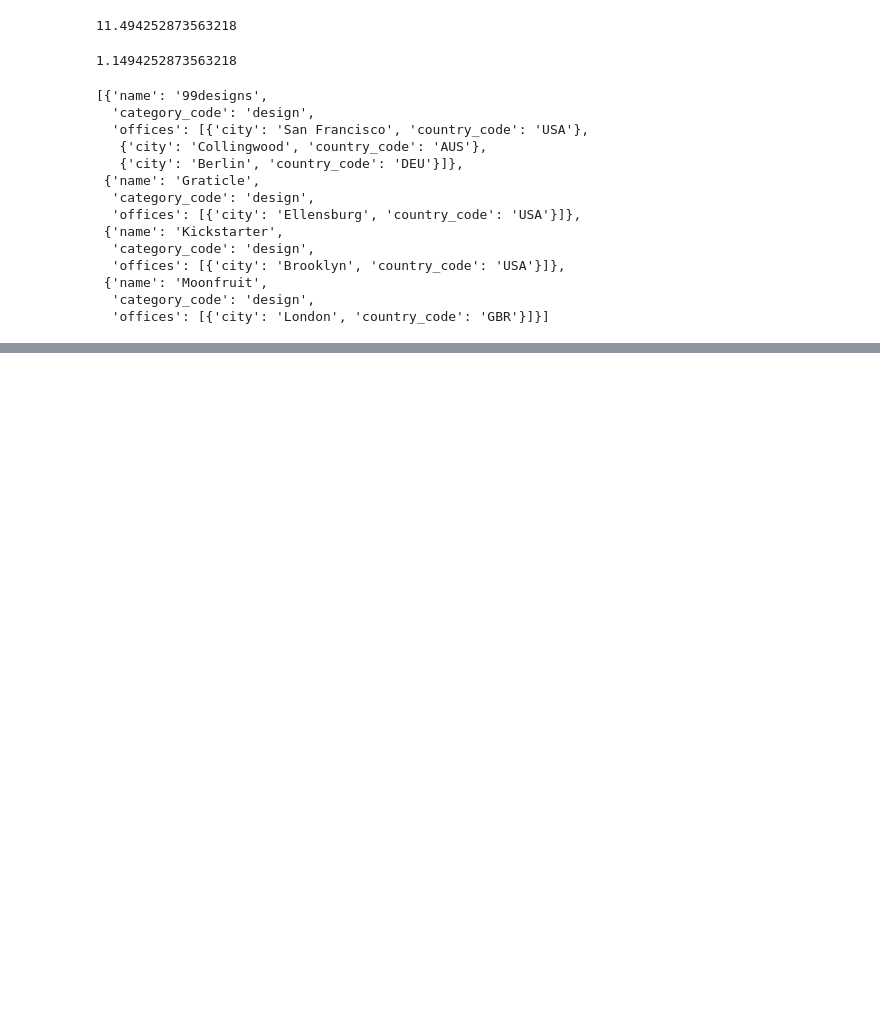
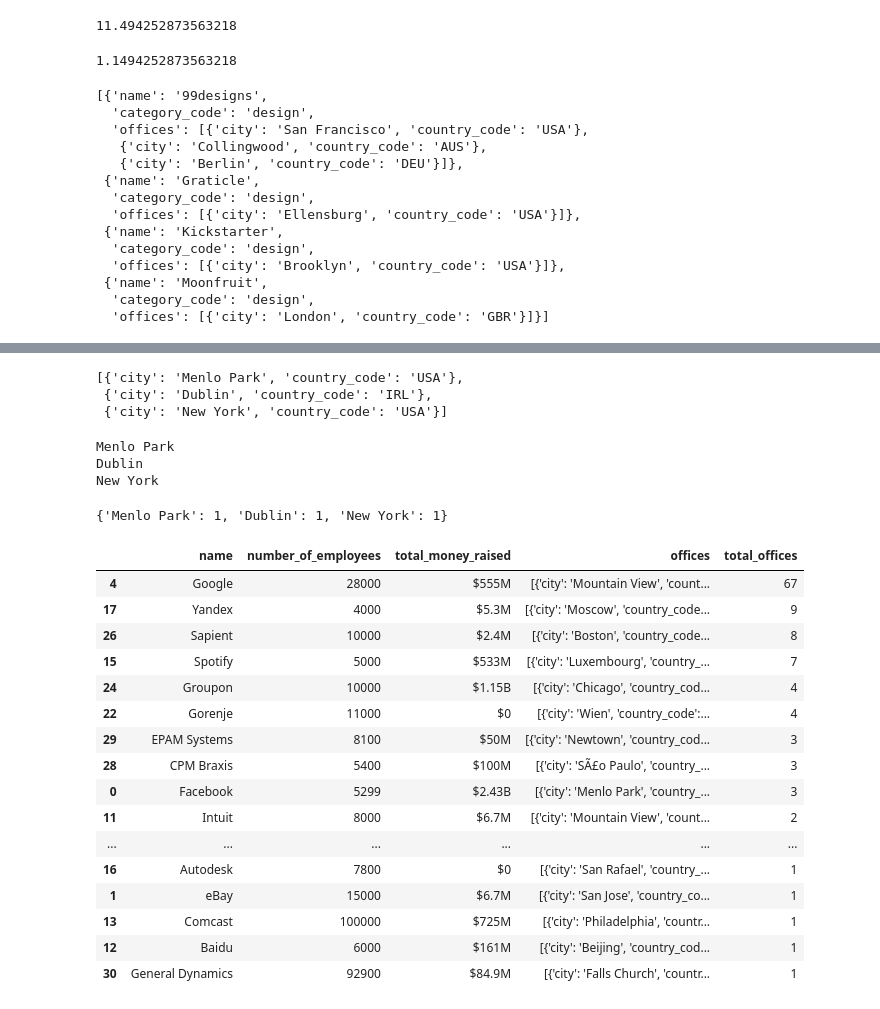
Before and after one commit to marcprz1992/project-3-ironhack, a Jupyter notebook: Main code.ipynb, the cells around one changed output, grey strips where cells are left out. Cells and saved outputs as stored; diff of their text form; code cells hidden in the pictures; blank space fills up the shorter version.

```diff
--- a/Main code.ipynb
+++ b/Main code.ipynb
@@ -96,0 +207,7 @@ result_three
+# %%
+x = df.offices[0]
+x
+# %% [output]
+[{'city': 'Menlo Park', 'country_code': 'USA'},
+ {'city': 'Dublin', 'country_code': 'IRL'},
+ {'city': 'New York', 'country_code': 'USA'}]
@@ -96,0 +216,35 @@ result_three
+# %%
+for i in x:
+    ciudad = i["city"]
+    print(ciudad)
+    if ciudad in new_dict.keys():
+        new_dict[ciudad] +=1
+    else:
+        new_dict[ciudad]  =1
+new_dict
+# %% [output]
+Menlo Park
+Dublin
+New York
+{'Menlo Park': 1, 'Dublin': 1, 'New York': 1}
+# %%
+df["total_offices"] = df["offices"].apply(lambda x: len(x))
+df.sort_values(by="total_offices", ascending=False)
+# %% [output]
+|  | name | number_of_employees | total_money_raised | offices | total_offices |
+| 4 | Google | 28000 | $555M | [{'city': 'Mountain View', 'count... | 67 |
+| 17 | Yandex | 4000 | $5.3M | [{'city': 'Moscow', 'country_code... | 9 |
+| 26 | Sapient | 10000 | $2.4M | [{'city': 'Boston', 'country_code... | 8 |
+| 15 | Spotify | 5000 | $533M | [{'city': 'Luxembourg', 'country_... | 7 |
+| 24 | Groupon | 10000 | $1.15B | [{'city': 'Chicago', 'country_cod... | 4 |
+| 22 | Gorenje | 11000 | $0 | [{'city': 'Wien', 'country_code':... | 4 |
+| 29 | EPAM Systems | 8100 | $50M | [{'city': 'Newtown', 'country_cod... | 3 |
+| 28 | CPM Braxis | 5400 | $100M | [{'city': 'SÃ£o Paulo', 'country_... | 3 |
+| 0 | Facebook | 5299 | $2.43B | [{'city': 'Menlo Park', 'country_... | 3 |
+| 11 | Intuit | 8000 | $6.7M | [{'city': 'Mountain View', 'count... | 2 |
+| ... | ... | ... | ... | ... | ... |
+| 16 | Autodesk | 7800 | $0 | [{'city': 'San Rafael', 'country_... | 1 |
+| 1 | eBay | 15000 | $6.7M | [{'city': 'San Jose', 'country_co... | 1 |
+| 13 | Comcast | 100000 | $725M | [{'city': 'Philadelphia', 'countr... | 1 |
+| 12 | Baidu | 6000 | $161M | [{'city': 'Beijing', 'country_cod... | 1 |
+| 30 | General Dynamics | 92900 | $84.9M | [{'city': 'Falls Church', 'countr... | 1 |
```
Also changed, not shown: parts of 14 cells of this notebook.
